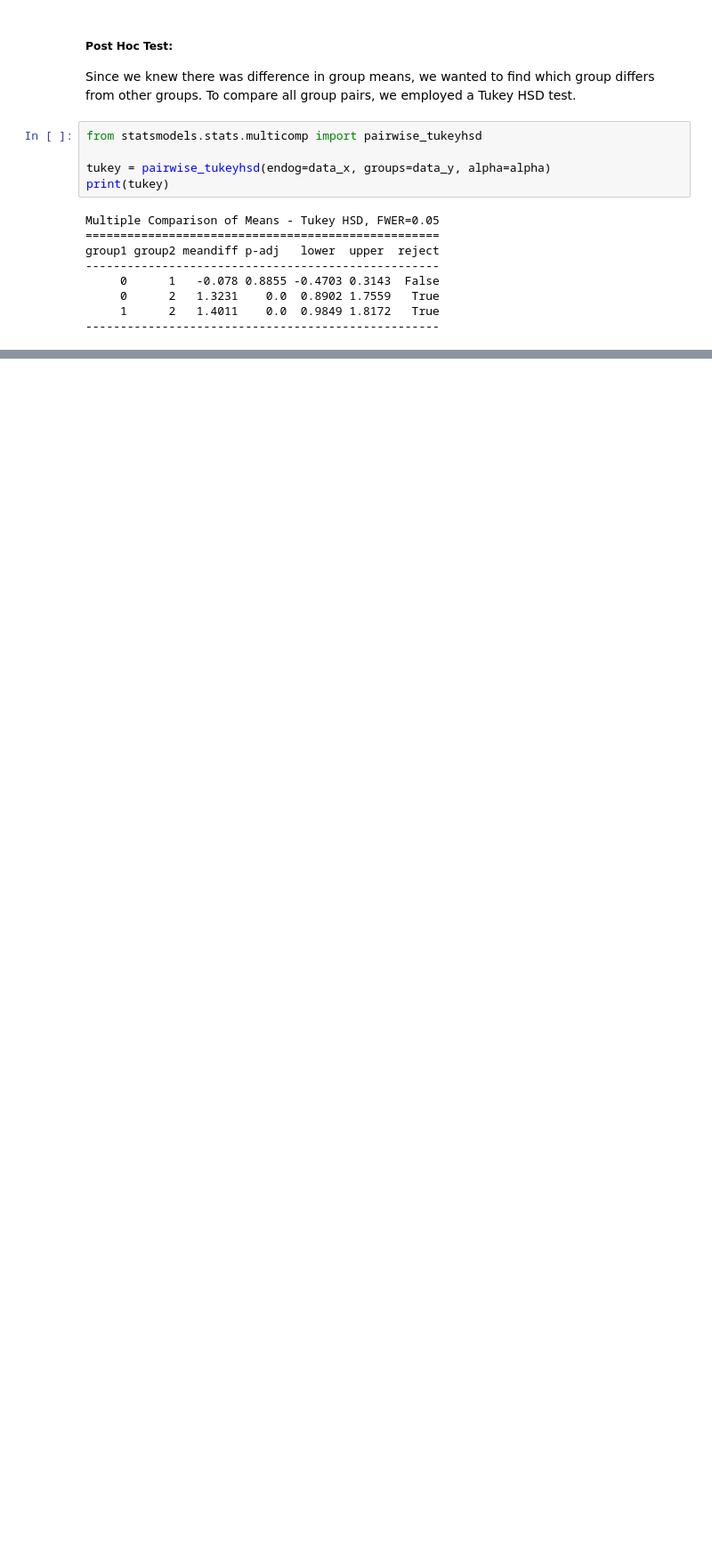
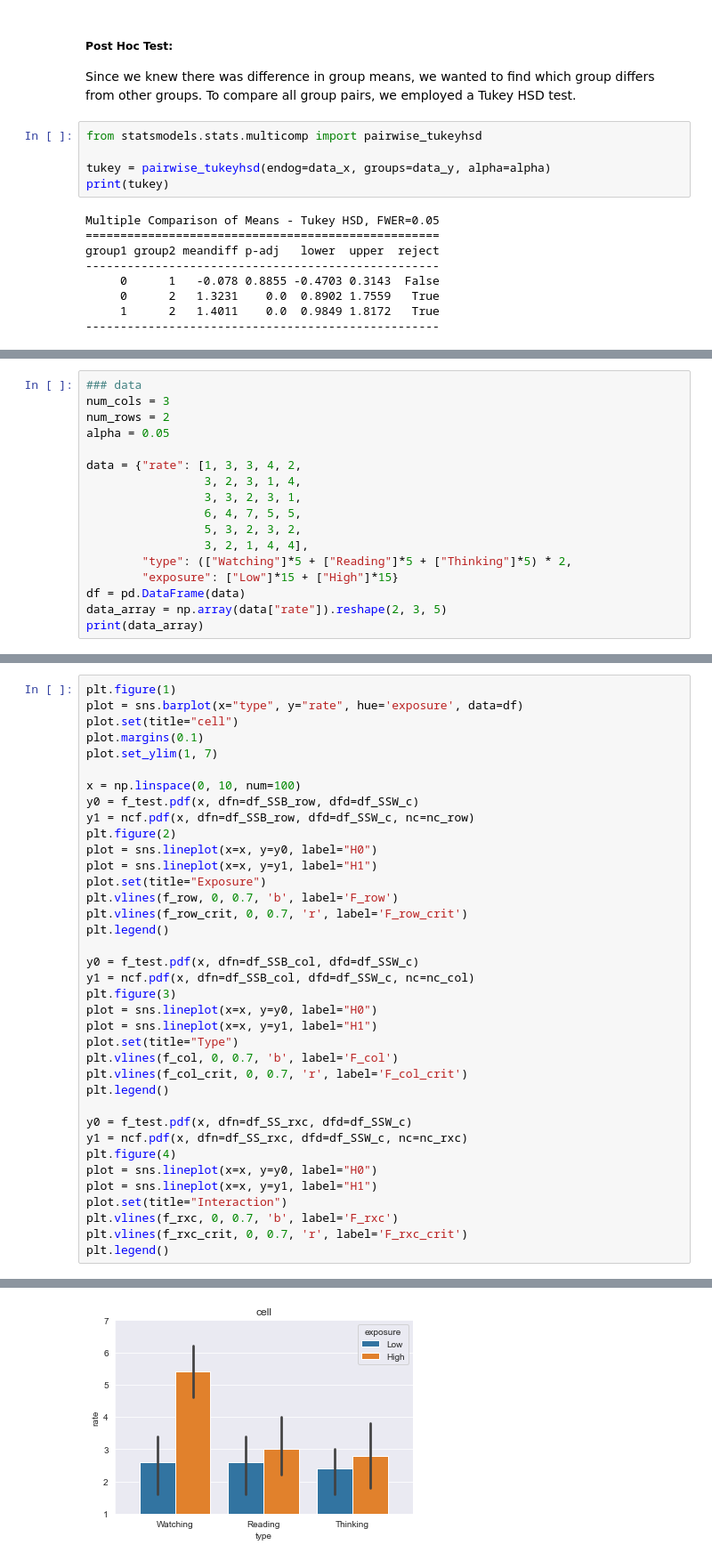
Before and after one commit to linhung0319/hypothesis_test, a Jupyter notebook: ANOVA/ANOVA.ipynb, the cells around one changed output, grey strips where cells are left out. Shown: that part at 89% size. Saved outputs shown, nothing was run; the diff lists cells and outputs as text; blank space fills up the shorter version.

```diff
--- a/ANOVA/ANOVA.ipynb
+++ b/ANOVA/ANOVA.ipynb
@@ -282,0 +337,17 @@ group1 group2 meandiff p-adj   lower  upper  reject
+# %%
+### data
+num_cols = 3
+num_rows = 2
+alpha = 0.05
+
+data = {"rate": [1, 3, 3, 4, 2,
+                 3, 2, 3, 1, 4,
+                 3, 3, 2, 3, 1,
+                 6, 4, 7, 5, 5,
+                 5, 3, 2, 3, 2,
+                 3, 2, 1, 4, 4],
+        "type": (["Watching"]*5 + ["Reading"]*5 + ["Thinking"]*5) * 2,
+        "exposure": ["Low"]*15 + ["High"]*15}
+df = pd.DataFrame(data)
+data_array = np.array(data["rate"]).reshape(2, 3, 5)
+print(data_array)
@@ -282,0 +504,38 @@ group1 group2 meandiff p-adj   lower  upper  reject
+# %%
+plt.figure(1)
+plot = sns.barplot(x="type", y="rate", hue='exposure', data=df)
+plot.set(title="cell")
+plot.margins(0.1)
+plot.set_ylim(1, 7)
+
+x = np.linspace(0, 10, num=100)
+y0 = f_test.pdf(x, dfn=df_SSB_row, dfd=df_SSW_c)
+y1 = ncf.pdf(x, dfn=df_SSB_row, dfd=df_SSW_c, nc=nc_row)
+plt.figure(2)
+plot = sns.lineplot(x=x, y=y0, label="H0")
+plot = sns.lineplot(x=x, y=y1, label="H1")
+plot.set(title="Exposure")
+plt.vlines(f_row, 0, 0.7, 'b', label='F_row')
+plt.vlines(f_row_crit, 0, 0.7, 'r', label='F_row_crit')
+plt.legend()
+
+y0 = f_test.pdf(x, dfn=df_SSB_col, dfd=df_SSW_c)
+y1 = ncf.pdf(x, dfn=df_SSB_col, dfd=df_SSW_c, nc=nc_col)
+plt.figure(3)
+plot = sns.lineplot(x=x, y=y0, label="H0")
+plot = sns.lineplot(x=x, y=y1, label="H1")
+plot.set(title="Type")
+plt.vlines(f_col, 0, 0.7, 'b', label='F_col')
+plt.vlines(f_col_crit, 0, 0.7, 'r', label='F_col_crit')
+plt.legend()
+
+y0 = f_test.pdf(x, dfn=df_SS_rxc, dfd=df_SSW_c)
+y1 = ncf.pdf(x, dfn=df_SS_rxc, dfd=df_SSW_c, nc=nc_rxc)
+plt.figure(4)
+plot = sns.lineplot(x=x, y=y0, label="H0")
+plot = sns.lineplot(x=x, y=y1, label="H1")
+plot.set(title="Interaction")
+plt.vlines(f_rxc, 0, 0.7, 'b', label='F_rxc')
+plt.vlines(f_rxc_crit, 0, 0.7, 'r', label='F_rxc_crit')
+plt.legend()
+# %% [output]
@@ -282,0 +543 @@ group1 group2 meandiff p-adj   lower  upper  reject
+[figure, added]
```
Also changed, not shown: parts of 15 cells of this notebook, 6 other files.
